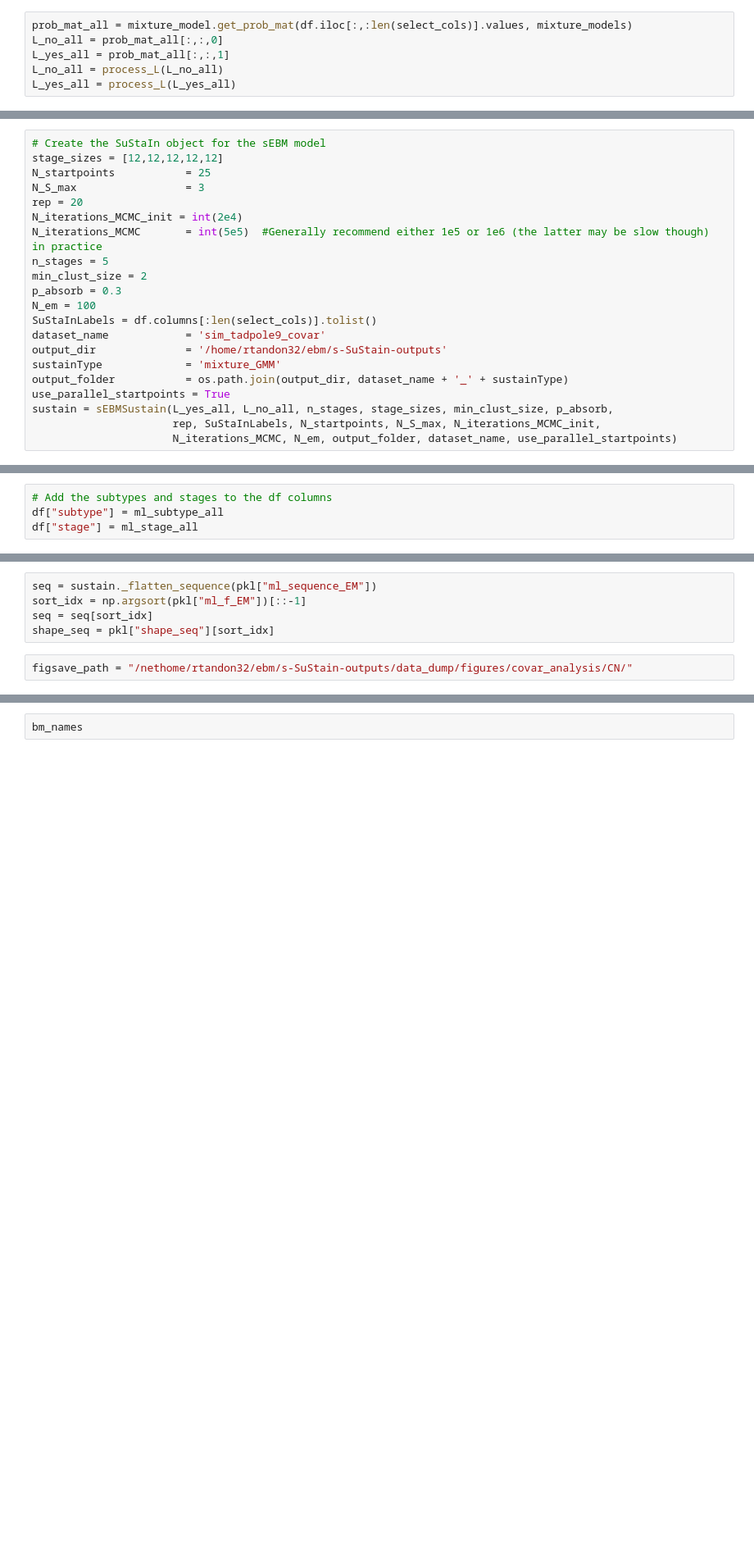
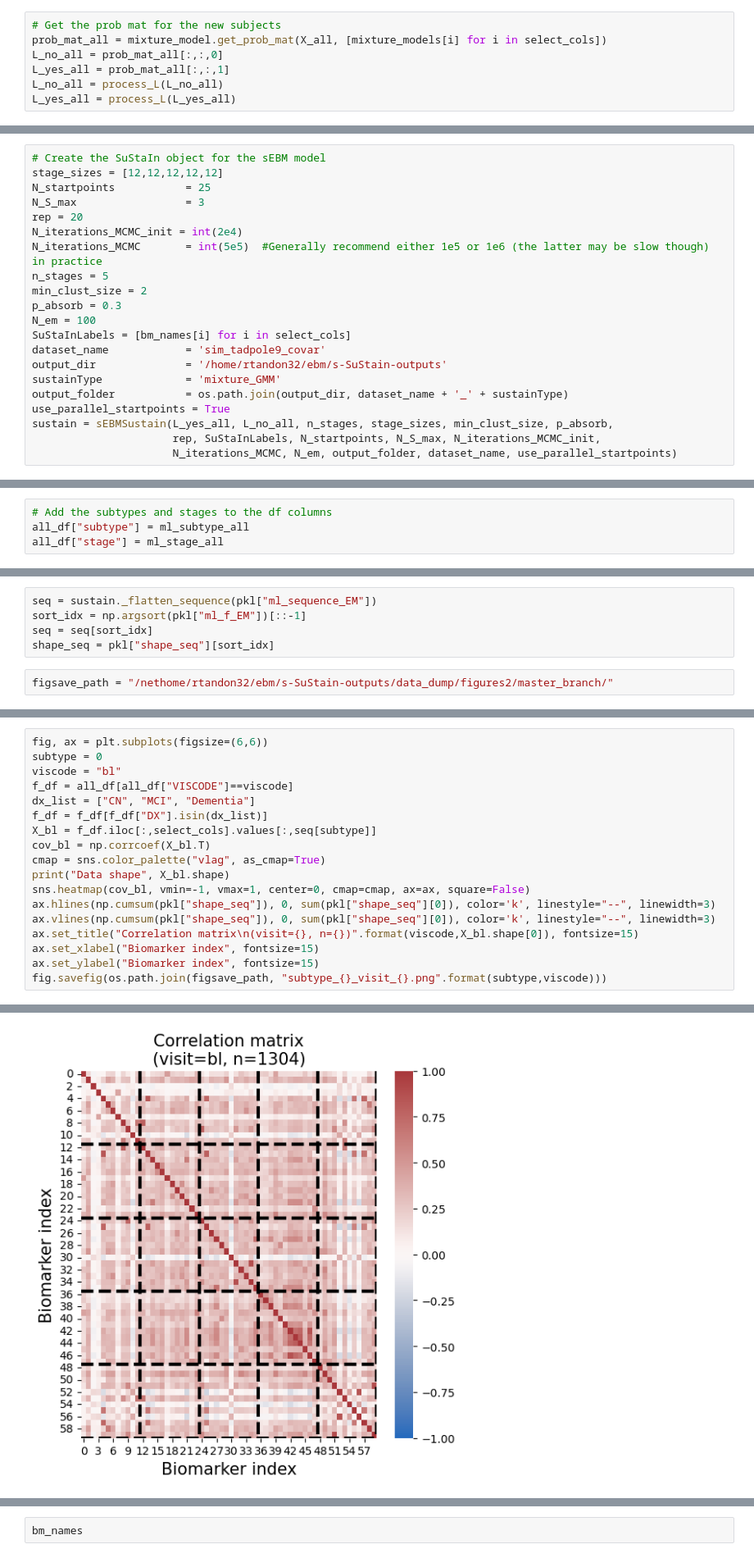
Before and after one commit to pathology-dynamics/s-SuStaIn, a Jupyter notebook: notebooks/covar_analysis.ipynb, the cells around one changed output, grey strips where cells are left out. Shown: that part at 82% size. Cells and saved outputs as stored; diff of their text form; blank space fills up the shorter version.

Commit message:
covar analysis (modifications)

```diff
--- a/notebooks/covar_analysis.ipynb
+++ b/notebooks/covar_analysis.ipynb
@@ -71,7 +69,8 @@ pickle_path = "/nethome/rtandon32/ebm/s-SuStain-outputs/sim_tadpole_cov8_mixture
 with open(pickle_path, "rb") as input_file:
     pkl = pickle.load(input_file)
 # %%
-prob_mat_all = mixture_model.get_prob_mat(df.iloc[:,:len(select_cols)].values, mixture_models)
+# Get the prob mat for the new subjects
+prob_mat_all = mixture_model.get_prob_mat(X_all, [mixture_models[i] for i in select_cols])
 L_no_all = prob_mat_all[:,:,0]
 L_yes_all = prob_mat_all[:,:,1]
 L_no_all = process_L(L_no_all)
@@ -90,7 +87,7 @@ n_stages = 5
 min_clust_size = 2
 p_absorb = 0.3
 N_em = 100
-SuStaInLabels = df.columns[:len(select_cols)].tolist()
+SuStaInLabels = [bm_names[i] for i in select_cols]
 dataset_name            = 'sim_tadpole9_covar'
 output_dir              = '/home/rtandon32/ebm/s-SuStain-outputs'
 sustainType             = 'mixture_GMM'
@@ -124,4 +118,4 @@ Counter(df["stage"])
 # %%
 # Add the subtypes and stages to the df columns
-df["subtype"] = ml_subtype_all
-df["stage"] = ml_stage_all
+all_df["subtype"] = ml_subtype_all
+all_df["stage"] = ml_stage_all
@@ -131,4 +135,4 @@ sort_idx = np.argsort(pkl["ml_f_EM"])[::-1]
 seq = seq[sort_idx]
 shape_seq = pkl["shape_seq"][sort_idx]
 # %%
-figsave_path = "/nethome/rtandon32/ebm/s-SuStain-outputs/data_dump/figures/covar_analysis/CN/"
+figsave_path = "/nethome/rtandon32/ebm/s-SuStain-outputs/data_dump/figures2/master_branch/"
@@ -138,0 +143,19 @@ seq[subtype]
+# %%
+fig, ax = plt.subplots(figsize=(6,6))
+subtype = 0
+viscode = "bl"
+f_df = all_df[all_df["VISCODE"]==viscode]
+dx_list = ["CN", "MCI", "Dementia"]
+f_df = f_df[f_df["DX"].isin(dx_list)]
+X_bl = f_df.iloc[:,select_cols].values[:,seq[subtype]]
+cov_bl = np.corrcoef(X_bl.T)
+cmap = sns.color_palette("vlag", as_cmap=True)
+print("Data shape", X_bl.shape)
+sns.heatmap(cov_bl, vmin=-1, vmax=1, center=0, cmap=cmap, ax=ax, square=False)
+ax.hlines(np.cumsum(pkl["shape_seq"]), 0, sum(pkl["shape_seq"][0]), color='k', linestyle="--", linewidth=3)
+ax.vlines(np.cumsum(pkl["shape_seq"]), 0, sum(pkl["shape_seq"][0]), color='k', linestyle="--", linewidth=3)
+ax.set_title("Correlation matrix\n(visit={}, n={})".format(viscode,X_bl.shape[0]), fontsize=15)
+ax.set_xlabel("Biomarker index", fontsize=15)
+ax.set_ylabel("Biomarker index", fontsize=15)
+fig.savefig(os.path.join(figsave_path, "subtype_{}_visit_{}.png".format(subtype,viscode)))
+# %% [output]
@@ -138,0 +163 @@ seq[subtype]
+[figure, added]
```
Also changed, not shown: parts of 17 cells of this notebook, 1 other file.
